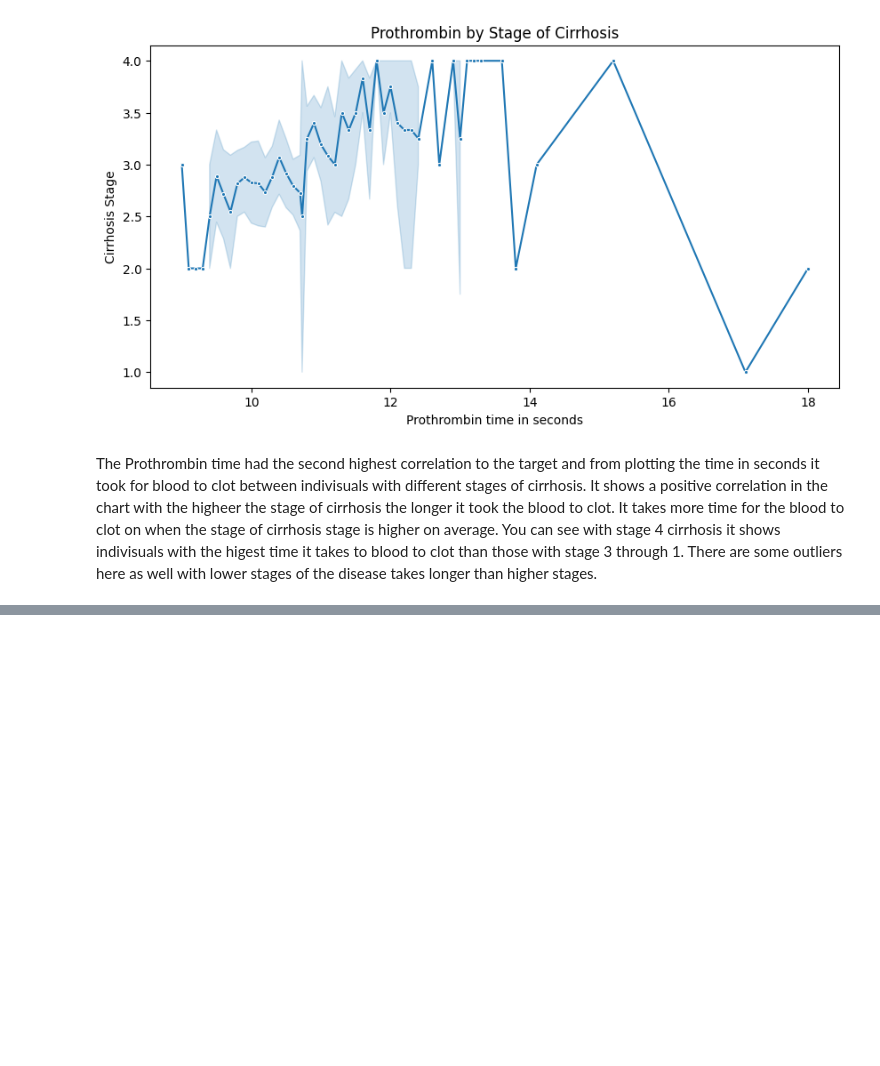
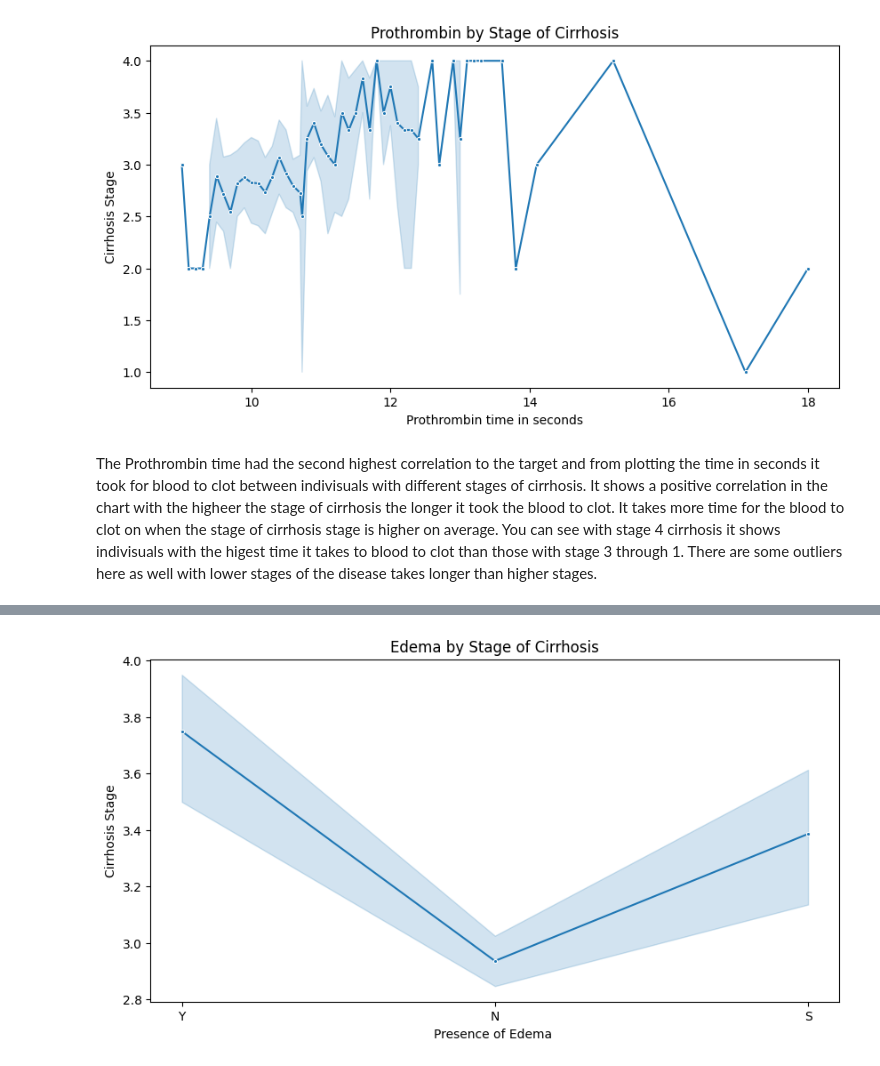
Before and after one commit to JmB17/Perosnal-Project, a Jupyter notebook: Cirrhosis_Prediction.ipynb, the cells around one changed output, grey strips where cells are left out. Saved outputs shown, nothing was run; the diff lists cells and outputs as text; code cells hidden in the pictures; blank space fills up the shorter version.

```diff
--- a/Cirrhosis_Prediction.ipynb
+++ b/Cirrhosis_Prediction.ipynb
@@ -1034,0 +1039,4 @@ It takes more time for the blood to clot on when the stage of cirrhosis stage is
+# %%
+fig, ax = line_plot(df, x='Edema', y='Stage', title_label='Edema by Stage of Cirrhosis', x_label='Presence of Edema ', y_label='Cirrhosis Stage')
+# %% [output]
+[figure, added]
```
Also changed, not shown: parts of 8 cells of this notebook.
